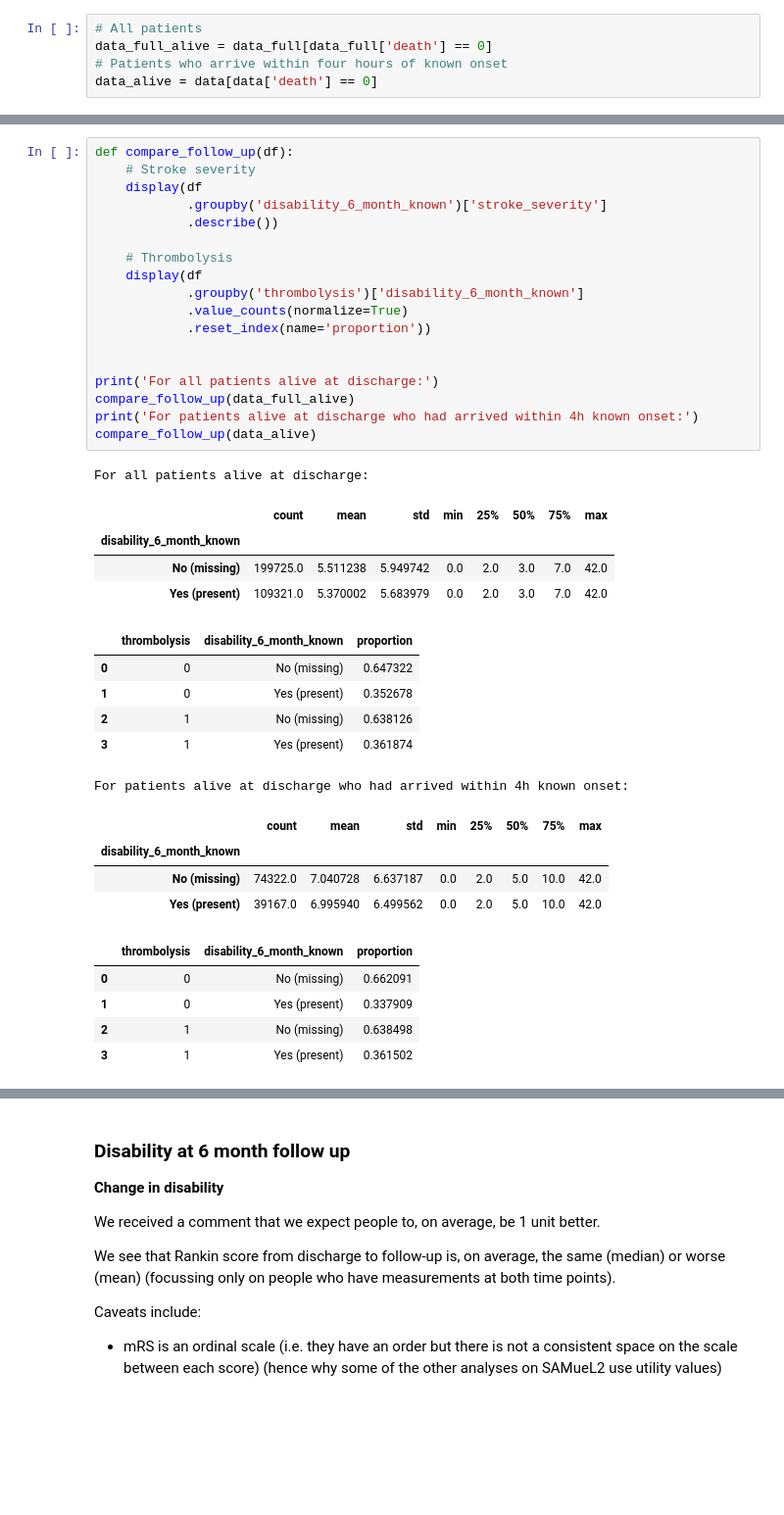
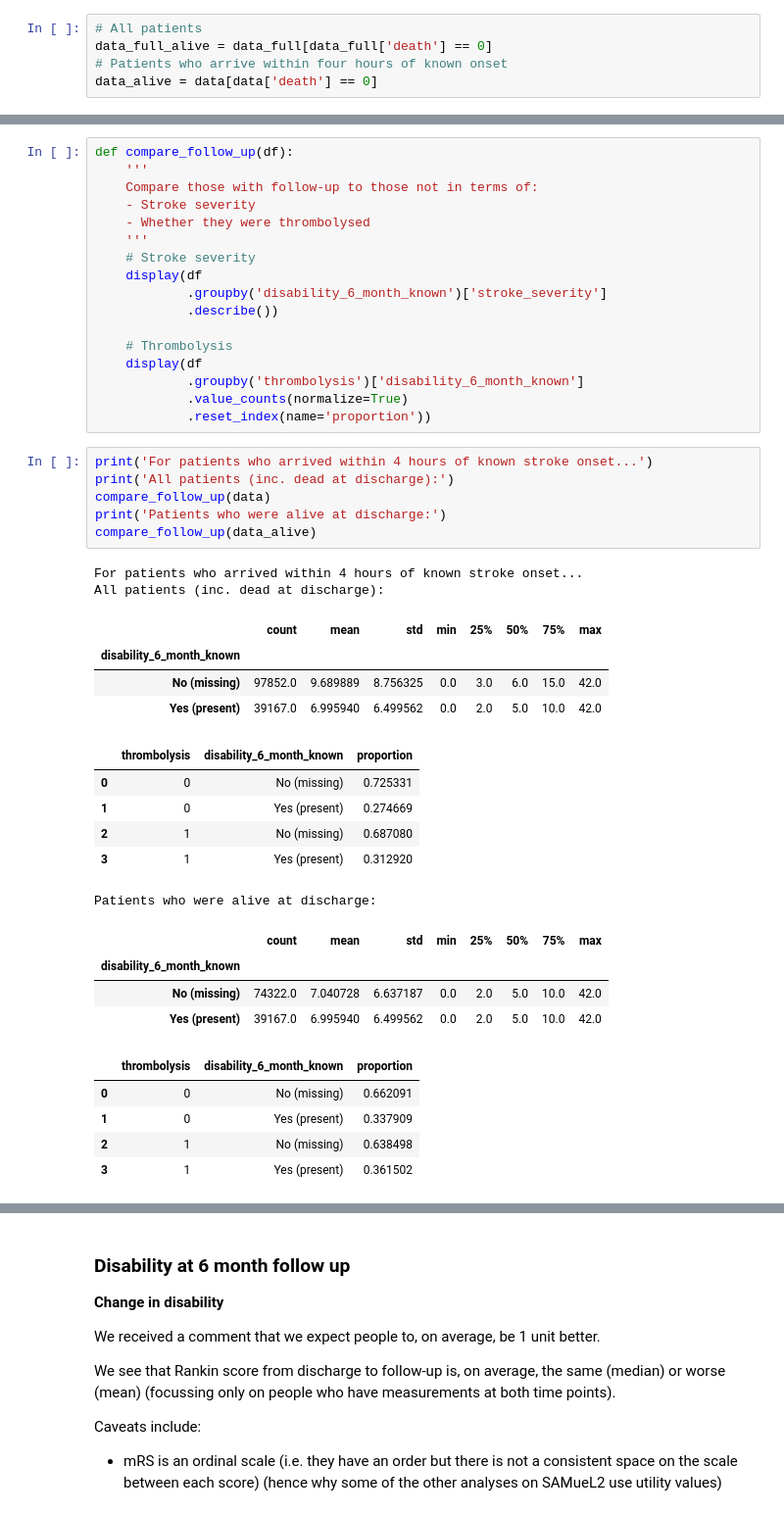
Before and after one commit to samuel-book/samuel_2_data_prep, a Jupyter notebook: descriptive_statistics/disability_6_months.ipynb, the cells around one changed output, grey strips where cells are left out. Shown: that part at 98% size. Saved outputs shown, nothing was run; the diff lists cells and outputs as text; blank space fills up the shorter version.

```diff
--- a/descriptive_statistics/disability_6_months.ipynb
+++ b/descriptive_statistics/disability_6_months.ipynb
@@ -180,5 +186,10 @@ Of those who were alive at discharge, can compare average stroke severity betwee
 # %%
 def compare_follow_up(df):
+    '''
+    Compare those with follow-up to those not in terms of:
+    - Stroke severity
+    - Whether they were thrombolysed
+    '''
     # Stroke severity
     display(df
             .groupby('disability_6_month_known')['stroke_severity']
@@ -189,30 +200,31 @@ def compare_follow_up(df):
             .groupby('thrombolysis')['disability_6_month_known']
             .value_counts(normalize=True)
             .reset_index(name='proportion'))
-
-
-print('For all patients alive at discharge:')
-compare_follow_up(data_full_alive)
-print('For patients alive at discharge who had arrived within 4h known onset:')
-compare_follow_up(data_alive)
-# %% [output]
-For all patients alive at discharge:
-|  | count | mean | std | min | 25% | 50% | 75% | max |
-| disability_6_month_known |  |  |  |  |  |  |  |  |
-| No (missing) | 199725.0 | 5.511238 | 5.949742 | 0.0 | 2.0 | 3.0 | 7.0 | 42.0 |
-| Yes (present) | 109321.0 | 5.370002 | 5.683979 | 0.0 | 2.0 | 3.0 | 7.0 | 42.0 |
-|  | thrombolysis | disability_6_month_known | proportion |
-| 0 | 0 | No (missing) | 0.647322 |
-| 1 | 0 | Yes (present) | 0.352678 |
-| 2 | 1 | No (missing) | 0.638126 |
-| 3 | 1 | Yes (present) | 0.361874 |
-For patients alive at discharge who had arrived within 4h known onset:
-|  | count | mean | std | min | 25% | 50% | 75% | max |
-| disability_6_month_known |  |  |  |  |  |  |  |  |
-| No (missing) | 74322.0 | 7.040728 | 6.637187 | 0.0 | 2.0 | 5.0 | 10.0 | 42.0 |
-| Yes (present) | 39167.0 | 6.995940 | 6.499562 | 0.0 | 2.0 | 5.0 | 10.0 | 42.0 |
-|  | thrombolysis | disability_6_month_known | proportion |
-| 0 | 0 | No (missing) | 0.662091 |
-| 1 | 0 | Yes (present) | 0.337909 |
-| 2 | 1 | No (missing) | 0.638498 |
-| 3 | 1 | Yes (present) | 0.361502 |
+# %%
+print('For patients who arrived within 4 hours of known stroke onset...')
+print('All patients (inc. dead at discharge):')
+compare_follow_up(data)
+print('Patients who were alive at discharge:')
+compare_follow_up(data_alive)
+# %% [output]
+For patients who arrived within 4 hours of known stroke onset...
+All patients (inc. dead at discharge):
+|  | count | mean | std | min | 25% | 50% | 75% | max |
+| disability_6_month_known |  |  |  |  |  |  |  |  |
+| No (missing) | 97852.0 | 9.689889 | 8.756325 | 0.0 | 3.0 | 6.0 | 15.0 | 42.0 |
+| Yes (present) | 39167.0 | 6.995940 | 6.499562 | 0.0 | 2.0 | 5.0 | 10.0 | 42.0 |
+|  | thrombolysis | disability_6_month_known | proportion |
+| 0 | 0 | No (missing) | 0.725331 |
+| 1 | 0 | Yes (present) | 0.274669 |
+| 2 | 1 | No (missing) | 0.687080 |
+| 3 | 1 | Yes (present) | 0.312920 |
+Patients who were alive at discharge:
+|  | count | mean | std | min | 25% | 50% | 75% | max |
+| disability_6_month_known |  |  |  |  |  |  |  |  |
+| No (missing) | 74322.0 | 7.040728 | 6.637187 | 0.0 | 2.0 | 5.0 | 10.0 | 42.0 |
+| Yes (present) | 39167.0 | 6.995940 | 6.499562 | 0.0 | 2.0 | 5.0 | 10.0 | 42.0 |
+|  | thrombolysis | disability_6_month_known | proportion |
+| 0 | 0 | No (missing) | 0.662091 |
+| 1 | 0 | Yes (present) | 0.337909 |
+| 2 | 1 | No (missing) | 0.638498 |
+| 3 | 1 | Yes (present) | 0.361502 |
```
Also changed, not shown: parts of 24 cells of this notebook.
